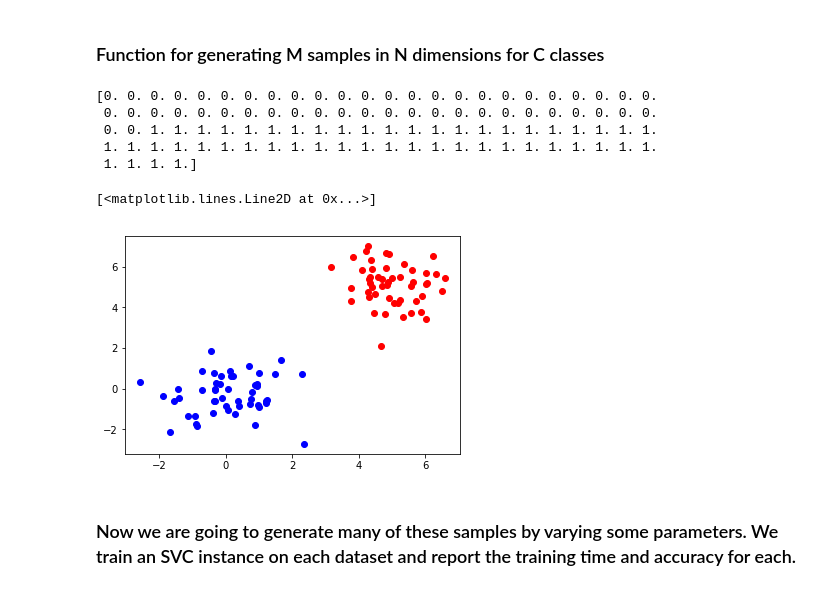
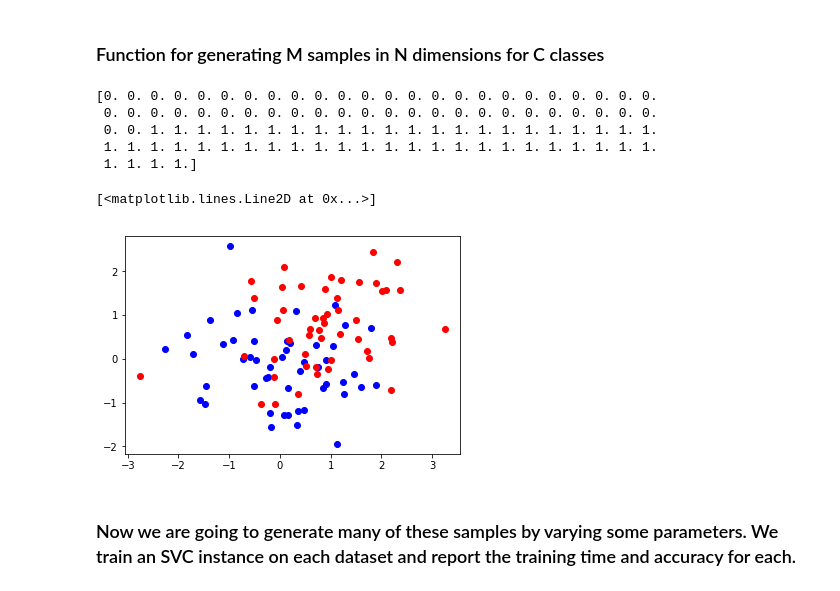
Before and after one commit to ovifrisch/SVM-Final-Project, a Jupyter notebook: results.ipynb, the cells around one changed output. Cells and saved outputs as stored; diff of their text form; code cells hidden in the pictures.

```diff
--- a/results.ipynb
+++ b/results.ipynb
@@ -13,10 +14,10 @@ from sklearn.utils import shuffle
 # %% [markdown]
 ### Function for generating M samples in N dimensions for C classes
 # %%
-def gen_ndim_norm(N, M, C):
+def gen_ndim_norm(N, M, C, space):
     # map class label to its normal distb ctr.
     def loc_func(i):
-        return i * 5
+        return i * space
 
     partition = int(M / C) # each class will have this many samples
     mat = np.zeros((partition*C, N))
@@ -34,19 +35,19 @@ def gen_labels(M, C):
     return y
 # %%
 # Here's an example of 2 classes of totalling 100 samples in 2 dimensions
-x = gen_ndim_norm(N = 2, M = 100, C = 2)
+x = gen_ndim_norm(N = 2, M = 100, C = 2, space=1)
 y = gen_labels(M = 100, C = 2)
 print(y)
 plt.plot(x[:50, 0], x[:50, 1], 'bo')
 plt.plot(x[50:, 0], x[50:, 1], 'ro')
 # %% [output]
 [0. 0. 0. 0. 0. 0. 0. 0. 0. 0. 0. 0. 0. 0. 0. 0. 0. 0. 0. 0. 0. 0. 0. 0.
  0. 0. 0. 0. 0. 0. 0. 0. 0. 0. 0. 0. 0. 0. 0. 0. 0. 0. 0. 0. 0. 0. 0. 0.
  0. 0. 1. 1. 1. 1. 1. 1. 1. 1. 1. 1. 1. 1. 1. 1. 1. 1. 1. 1. 1. 1. 1. 1.
  1. 1. 1. 1. 1. 1. 1. 1. 1. 1. 1. 1. 1. 1. 1. 1. 1. 1. 1. 1. 1. 1. 1. 1.
  1. 1. 1. 1.]
 [<matplotlib.lines.Line2D at 0x...>]
-[figure, old version]
+[figure, new version]
 # %% [markdown]
 ### Now we are going to generate many of these samples by varying some parameters. We train an SVC instance on each dataset and report the training time and accuracy for each.
 # %% [markdown]
```
Also changed, not shown: parts of 4 cells of this notebook, 6 other files.
